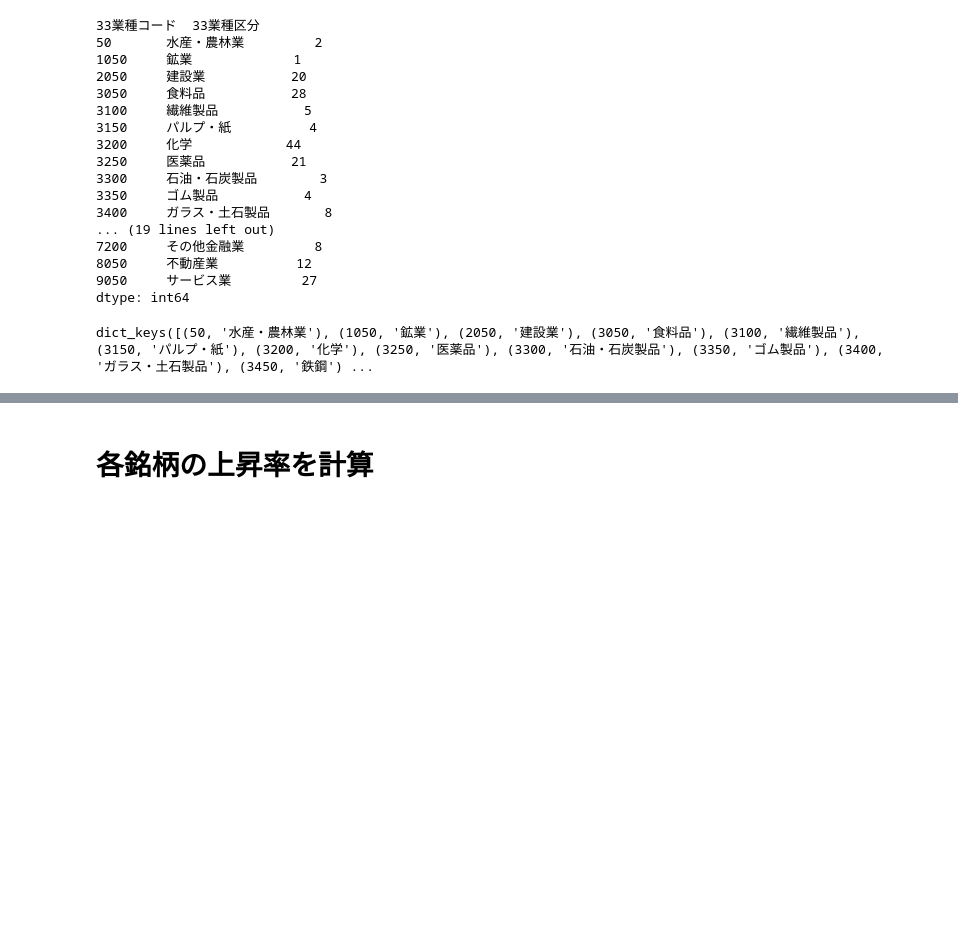
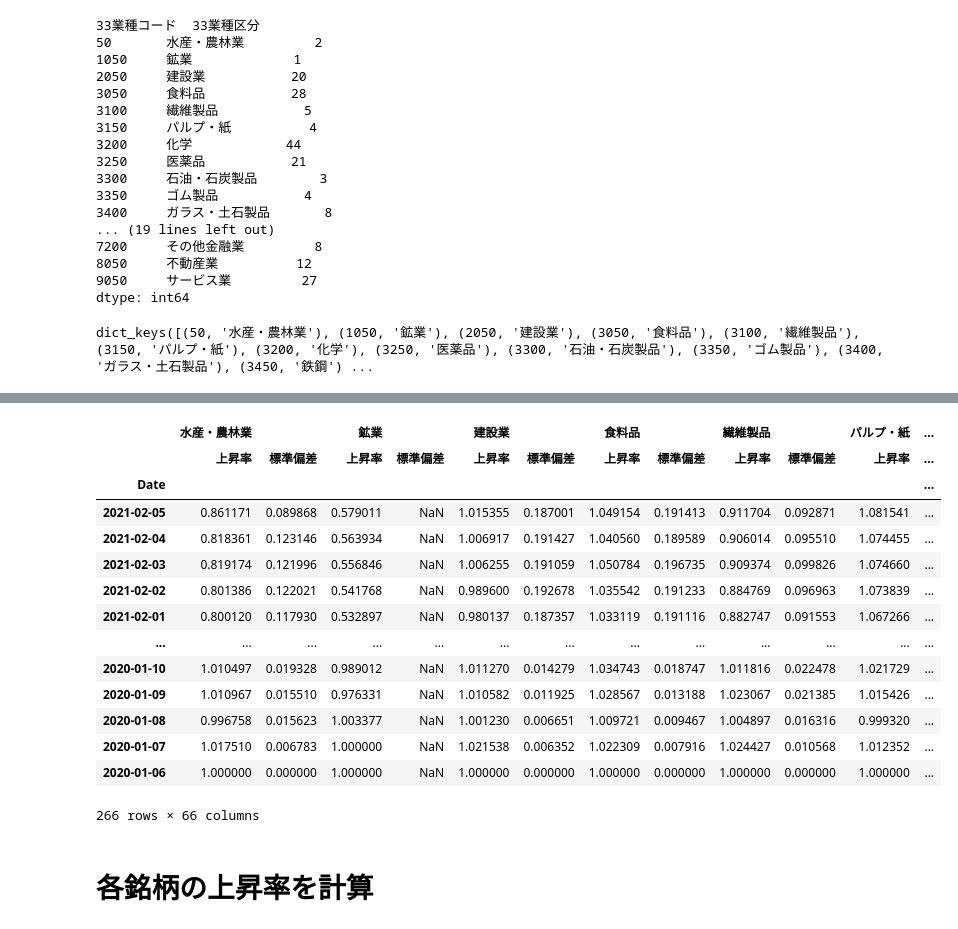
Before and after one commit to bureibu20/python_topix500, a Jupyter notebook: TOPIX500銘柄.ipynb, the cells around one changed output, grey strips where cells are left out. Cells and saved outputs as stored; diff of their text form; code cells hidden in the pictures; blank space fills up the shorter version.

```diff
--- a/TOPIX500銘柄.ipynb
+++ b/TOPIX500銘柄.ipynb
@@ -116,2 +196,20 @@ Requirement already satisfied: six>=1.5 in /Users/oharakenya/opt/anaconda3/lib/p
+# %%
+category_df
+# %% [output]
+|  | 水産・農林業 |  | 鉱業 |  | 建設業 |  | 食料品 |  | 繊維製品 |  | パルプ・紙 | ... |
+|  | 上昇率 | 標準偏差 | 上昇率 | 標準偏差 | 上昇率 | 標準偏差 | 上昇率 | 標準偏差 | 上昇率 | 標準偏差 | 上昇率 | ... |
+| Date |  |  |  |  |  |  |  |  |  |  |  | ... |
+| 2021-02-05 | 0.861171 | 0.089868 | 0.579011 | NaN | 1.015355 | 0.187001 | 1.049154 | 0.191413 | 0.911704 | 0.092871 | 1.081541 | ... |
+| 2021-02-04 | 0.818361 | 0.123146 | 0.563934 | NaN | 1.006917 | 0.191427 | 1.040560 | 0.189589 | 0.906014 | 0.095510 | 1.074455 | ... |
+| 2021-02-03 | 0.819174 | 0.121996 | 0.556846 | NaN | 1.006255 | 0.191059 | 1.050784 | 0.196735 | 0.909374 | 0.099826 | 1.074660 | ... |
+| 2021-02-02 | 0.801386 | 0.122021 | 0.541768 | NaN | 0.989600 | 0.192678 | 1.035542 | 0.191233 | 0.884769 | 0.096963 | 1.073839 | ... |
+| 2021-02-01 | 0.800120 | 0.117930 | 0.532897 | NaN | 0.980137 | 0.187357 | 1.033119 | 0.191116 | 0.882747 | 0.091553 | 1.067266 | ... |
+| ... | ... | ... | ... | ... | ... | ... | ... | ... | ... | ... | ... | ... |
+| 2020-01-10 | 1.010497 | 0.019328 | 0.989012 | NaN | 1.011270 | 0.014279 | 1.034743 | 0.018747 | 1.011816 | 0.022478 | 1.021729 | ... |
+| 2020-01-09 | 1.010967 | 0.015510 | 0.976331 | NaN | 1.010582 | 0.011925 | 1.028567 | 0.013188 | 1.023067 | 0.021385 | 1.015426 | ... |
+| 2020-01-08 | 0.996758 | 0.015623 | 1.003377 | NaN | 1.001230 | 0.006651 | 1.009721 | 0.009467 | 1.004897 | 0.016316 | 0.999320 | ... |
+| 2020-01-07 | 1.017510 | 0.006783 | 1.000000 | NaN | 1.021538 | 0.006352 | 1.022309 | 0.007916 | 1.024427 | 0.010568 | 1.012352 | ... |
+| 2020-01-06 | 1.000000 | 0.000000 | 1.000000 | NaN | 1.000000 | 0.000000 | 1.000000 | 0.000000 | 1.000000 | 0.000000 | 1.000000 | ... |
+266 rows × 66 columns
 # %% [markdown]
 # 各銘柄の上昇率を計算
```
Also changed, not shown: parts of 15 cells of this notebook, 1 other file.
